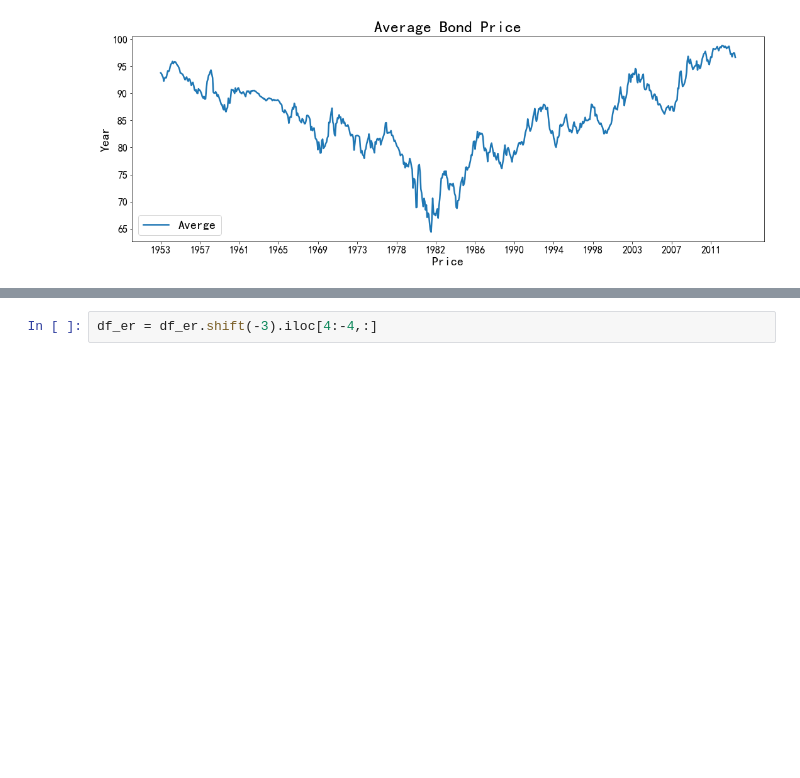
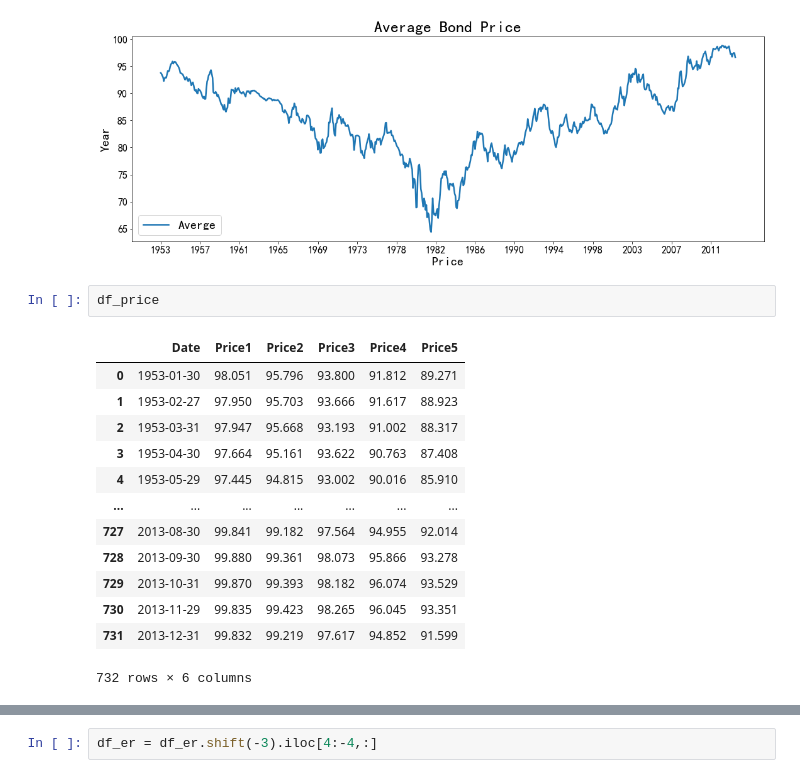
Before and after one commit to wgcgxp/ZJU_FIS_Group_Project, a Jupyter notebook: XGBoost_Pre_3_M/Preprocessing.ipynb, the cells around one changed output, grey strips where cells are left out. Cells and saved outputs as stored; diff of their text form; blank space fills up the shorter version.

```diff
--- a/XGBoost_Pre_3_M/Preprocessing.ipynb
+++ b/XGBoost_Pre_3_M/Preprocessing.ipynb
@@ -66,6 +66,22 @@ df_price =  pd.read_csv("../Data/Fama_Bliss_price.csv")
 Plot1(df_price.iloc[:,0],df_price.iloc[:,1:].mean(axis=1),50,"Average Bond Price","Price","Year","Averge")
 # %% [output]
 [figure]
+# %%
+df_price
+# %% [output]
+|  | Date | Price1 | Price2 | Price3 | Price4 | Price5 |
+| 0 | 1953-01-30 | 98.051 | 95.796 | 93.800 | 91.812 | 89.271 |
+| 1 | 1953-02-27 | 97.950 | 95.703 | 93.666 | 91.617 | 88.923 |
+| 2 | 1953-03-31 | 97.947 | 95.668 | 93.193 | 91.002 | 88.317 |
+| 3 | 1953-04-30 | 97.664 | 95.161 | 93.622 | 90.763 | 87.408 |
+| 4 | 1953-05-29 | 97.445 | 94.815 | 93.002 | 90.016 | 85.910 |
+| ... | ... | ... | ... | ... | ... | ... |
+| 727 | 2013-08-30 | 99.841 | 99.182 | 97.564 | 94.955 | 92.014 |
+| 728 | 2013-09-30 | 99.880 | 99.361 | 98.073 | 95.866 | 93.278 |
+| 729 | 2013-10-31 | 99.870 | 99.393 | 98.182 | 96.074 | 93.529 |
+| 730 | 2013-11-29 | 99.835 | 99.423 | 98.265 | 96.045 | 93.351 |
+| 731 | 2013-12-31 | 99.832 | 99.219 | 97.617 | 94.852 | 91.599 |
+732 rows × 6 columns
 # %%
 df_price = df_price.iloc[199:-164,:]
 df_er = df_er.iloc[67:-44:]
```
Also changed, not shown: parts of 1 cell of this notebook, 8 other files.
